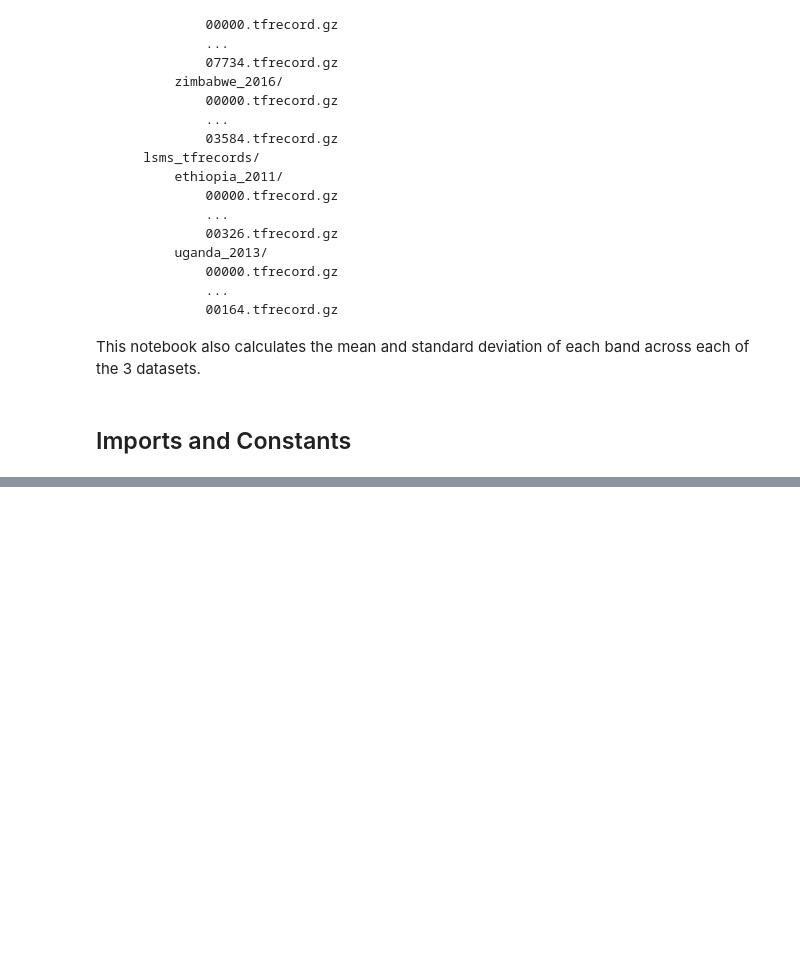
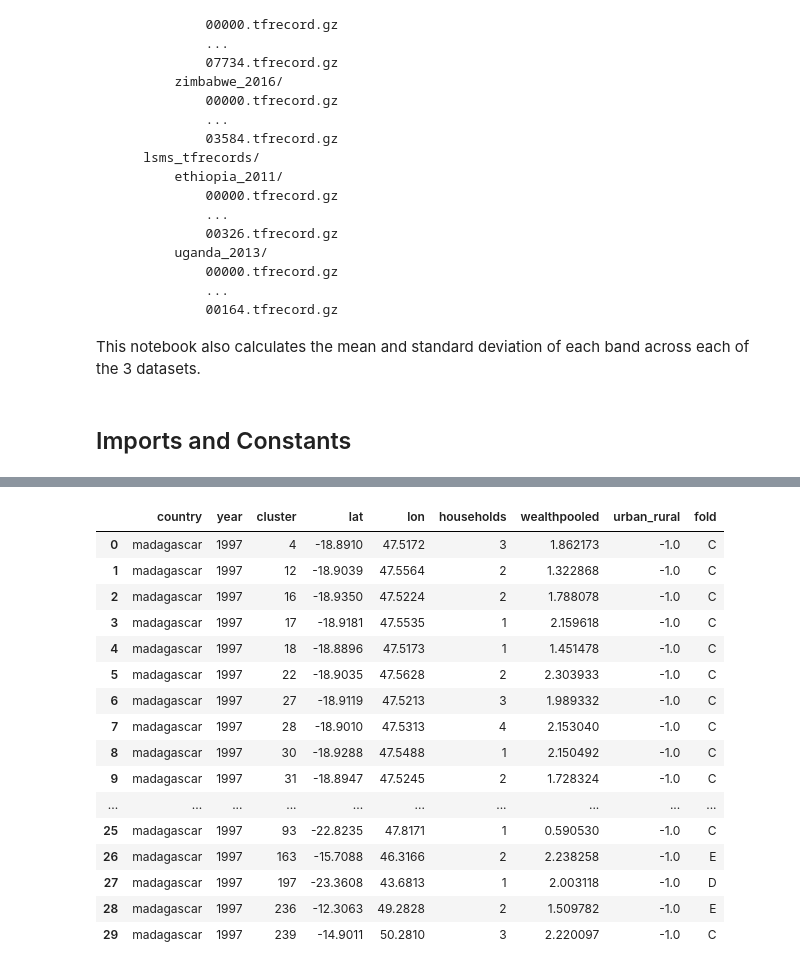
Before and after one commit to mpa-poverty/2-mpa, a Jupyter notebook: preprocessing/1_process_tfrecords.ipynb, the cells around one changed output, grey strips where cells are left out. Saved outputs shown, nothing was run; the diff lists cells and outputs as text; code cells hidden in the pictures; blank space fills up the shorter version.

```diff
--- a/preprocessing/1_process_tfrecords.ipynb
+++ b/preprocessing/1_process_tfrecords.ipynb
@@ -115,6 +109,25 @@ DHSNL_PROCESSED_FOLDER = 'data/landsat_7_less'
 # %%
-CSV= os.path.join( ".","data", "dataset_viirs_only.csv" )
+CSV= os.path.join( "./","data", "dataset_tMM_01.csv" )
 csv = pd.read_csv(CSV)
+csv
+# %% [output]
+|  | country | year | cluster | lat | lon | households | wealthpooled | urban_rural | fold |
+| 0 | madagascar | 1997 | 4 | -18.8910 | 47.5172 | 3 | 1.862173 | -1.0 | C |
+| 1 | madagascar | 1997 | 12 | -18.9039 | 47.5564 | 2 | 1.322868 | -1.0 | C |
+| 2 | madagascar | 1997 | 16 | -18.9350 | 47.5224 | 2 | 1.788078 | -1.0 | C |
+| 3 | madagascar | 1997 | 17 | -18.9181 | 47.5535 | 1 | 2.159618 | -1.0 | C |
+| 4 | madagascar | 1997 | 18 | -18.8896 | 47.5173 | 1 | 1.451478 | -1.0 | C |
+| 5 | madagascar | 1997 | 22 | -18.9035 | 47.5628 | 2 | 2.303933 | -1.0 | C |
+| 6 | madagascar | 1997 | 27 | -18.9119 | 47.5213 | 3 | 1.989332 | -1.0 | C |
+| 7 | madagascar | 1997 | 28 | -18.9010 | 47.5313 | 4 | 2.153040 | -1.0 | C |
+| 8 | madagascar | 1997 | 30 | -18.9288 | 47.5488 | 1 | 2.150492 | -1.0 | C |
+| 9 | madagascar | 1997 | 31 | -18.8947 | 47.5245 | 2 | 1.728324 | -1.0 | C |
+| ... | ... | ... | ... | ... | ... | ... | ... | ... | ... |
+| 25 | madagascar | 1997 | 93 | -22.8235 | 47.8171 | 1 | 0.590530 | -1.0 | C |
+| 26 | madagascar | 1997 | 163 | -15.7088 | 46.3166 | 2 | 2.238258 | -1.0 | E |
+| 27 | madagascar | 1997 | 197 | -23.3608 | 43.6813 | 1 | 2.003118 | -1.0 | D |
+| 28 | madagascar | 1997 | 236 | -12.3063 | 49.2828 | 2 | 1.509782 | -1.0 | E |
+| 29 | madagascar | 1997 | 239 | -14.9011 | 50.2810 | 3 | 2.220097 | -1.0 | C |
 # %%
 def tensor_to_string(data, variable):
     filename = (data[variable].numpy())[0]
```
Also changed, not shown: parts of 6 cells of this notebook, 3 other files.
